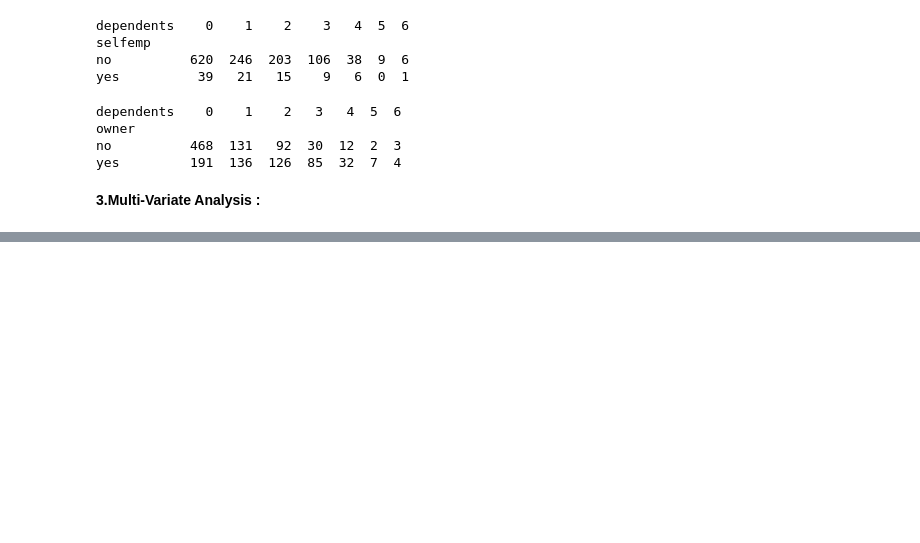
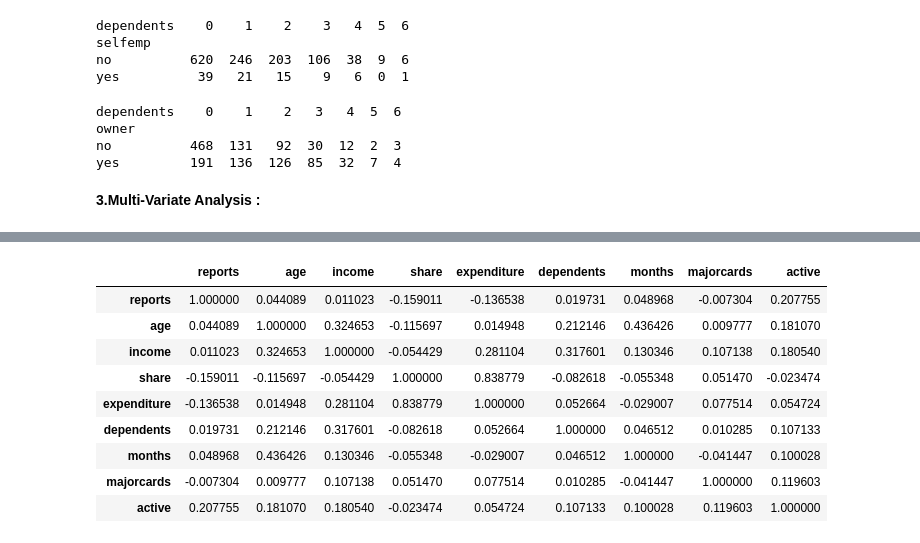
Before and after one commit to mukund-n/EDA---DA---21BDS0001, a Jupyter notebook: EDA_21BDS0001.ipynb, the cells around one changed output, grey strips where cells are left out. Drawn from its saved outputs; the diff is of its cells as text; code cells hidden in the pictures; blank space fills up the shorter version.

```diff
--- a/EDA_21BDS0001.ipynb
+++ b/EDA_21BDS0001.ipynb
@@ -485,0 +493,14 @@ yes         191  136  126  85  32  7  4
+# %%
+correlation = BDS0001.corr(method='pearson', numeric_only=True)
+correlation
+# %% [output]
+|  | reports | age | income | share | expenditure | dependents | months | majorcards | active |
+| reports | 1.000000 | 0.044089 | 0.011023 | -0.159011 | -0.136538 | 0.019731 | 0.048968 | -0.007304 | 0.207755 |
+| age | 0.044089 | 1.000000 | 0.324653 | -0.115697 | 0.014948 | 0.212146 | 0.436426 | 0.009777 | 0.181070 |
+| income | 0.011023 | 0.324653 | 1.000000 | -0.054429 | 0.281104 | 0.317601 | 0.130346 | 0.107138 | 0.180540 |
+| share | -0.159011 | -0.115697 | -0.054429 | 1.000000 | 0.838779 | -0.082618 | -0.055348 | 0.051470 | -0.023474 |
+| expenditure | -0.136538 | 0.014948 | 0.281104 | 0.838779 | 1.000000 | 0.052664 | -0.029007 | 0.077514 | 0.054724 |
+| dependents | 0.019731 | 0.212146 | 0.317601 | -0.082618 | 0.052664 | 1.000000 | 0.046512 | 0.010285 | 0.107133 |
+| months | 0.048968 | 0.436426 | 0.130346 | -0.055348 | -0.029007 | 0.046512 | 1.000000 | -0.041447 | 0.100028 |
+| majorcards | -0.007304 | 0.009777 | 0.107138 | 0.051470 | 0.077514 | 0.010285 | -0.041447 | 1.000000 | 0.119603 |
+| active | 0.207755 | 0.181070 | 0.180540 | -0.023474 | 0.054724 | 0.107133 | 0.100028 | 0.119603 | 1.000000 |
```
Also changed, not shown: parts of 4 cells of this notebook.
